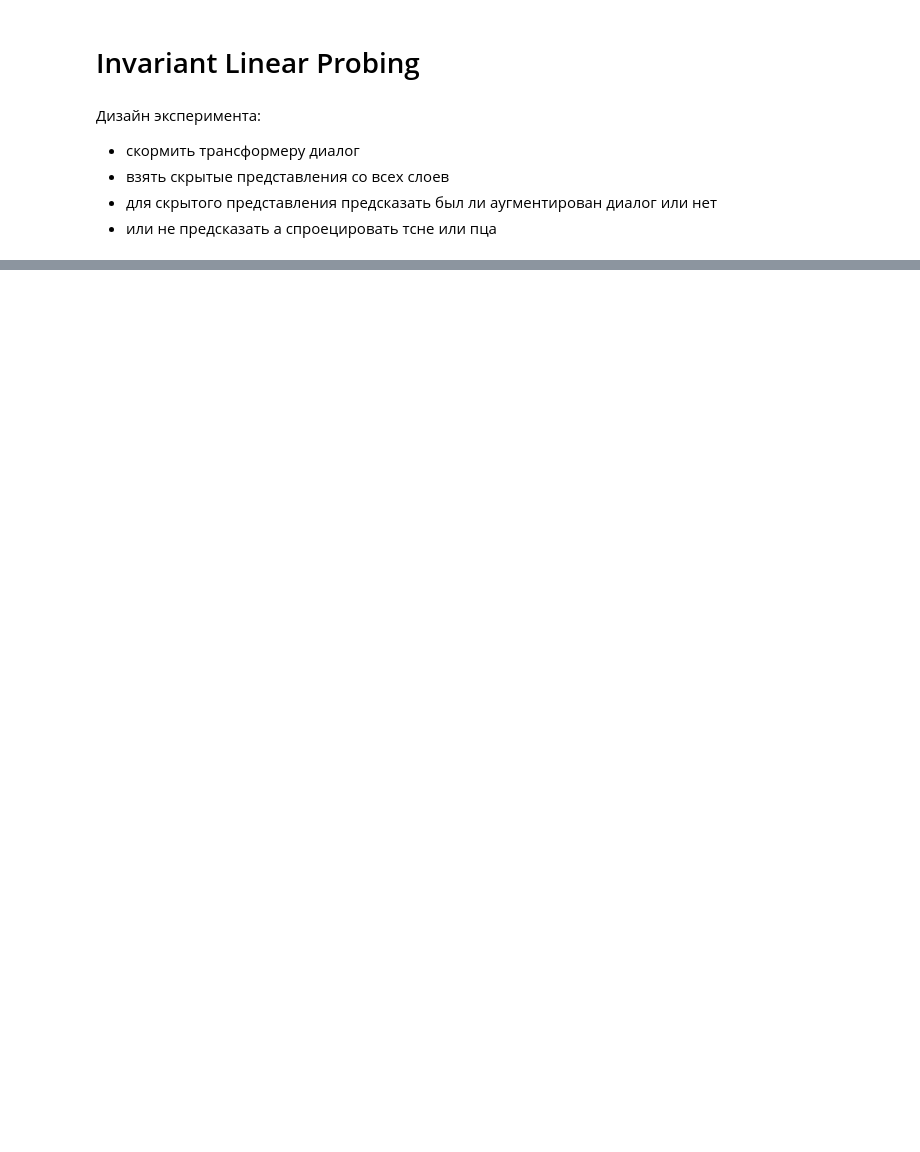
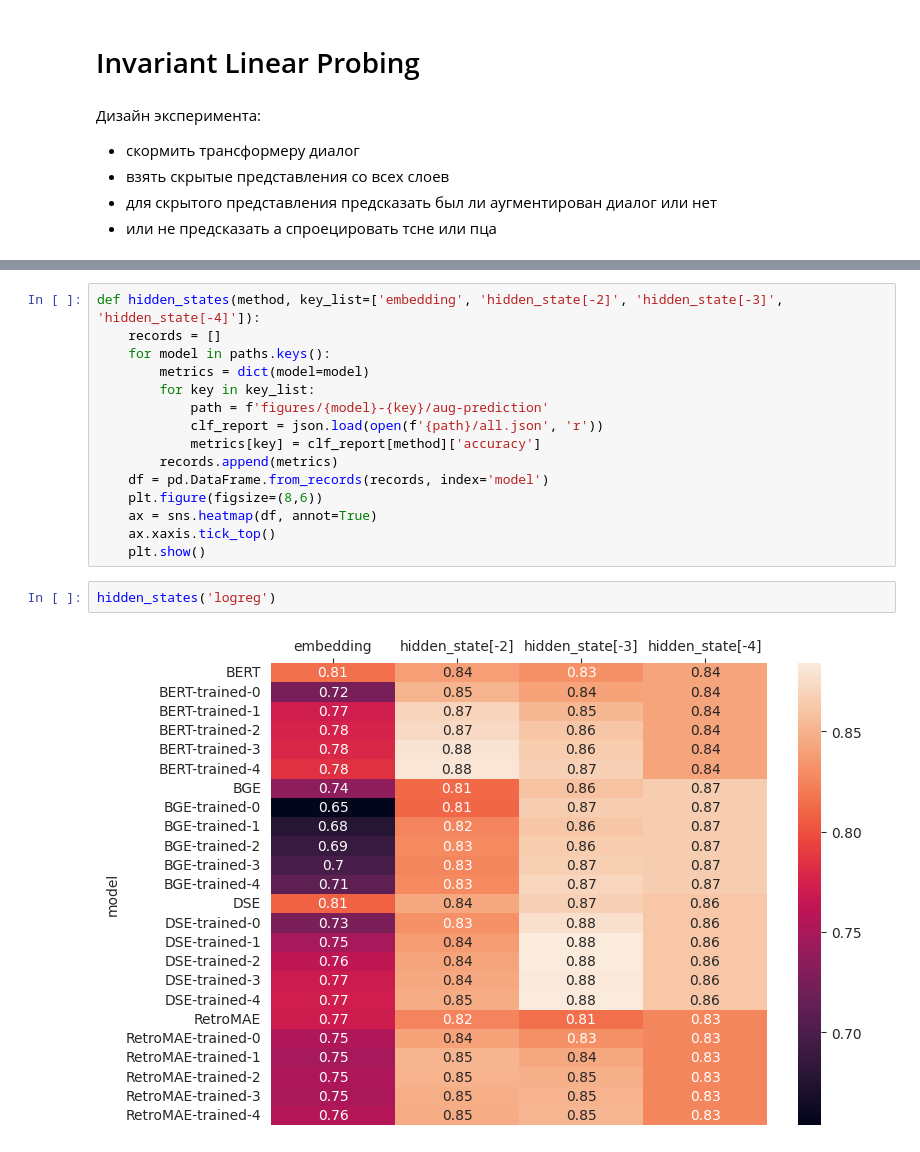
Before and after one commit to voorhs/dialogue-augmentation, a Jupyter notebook: invariant-probing.ipynb, the cells around one changed output, grey strips where cells are left out. Drawn from its saved outputs; the diff is of its cells as text; blank space fills up the shorter version.

```diff
--- a/invariant-probing.ipynb
+++ b/invariant-probing.ipynb
@@ -136,0 +75,19 @@ aug_prediction([dataset, dataset_aug, dataset_aug2])
+# %%
+def hidden_states(method, key_list=['embedding', 'hidden_state[-2]', 'hidden_state[-3]', 'hidden_state[-4]']):
+    records = []
+    for model in paths.keys():
+        metrics = dict(model=model)
+        for key in key_list:
+            path = f'figures/{model}-{key}/aug-prediction'
+            clf_report = json.load(open(f'{path}/all.json', 'r'))
+            metrics[key] = clf_report[method]['accuracy']
+        records.append(metrics)
+    df = pd.DataFrame.from_records(records, index='model')
+    plt.figure(figsize=(8,6))
+    ax = sns.heatmap(df, annot=True)
+    ax.xaxis.tick_top()
+    plt.show()
+# %%
+hidden_states('logreg')
+# %% [output]
+[figure, added]
```
Also changed, not shown: parts of 20 cells of this notebook, 1 other file.
